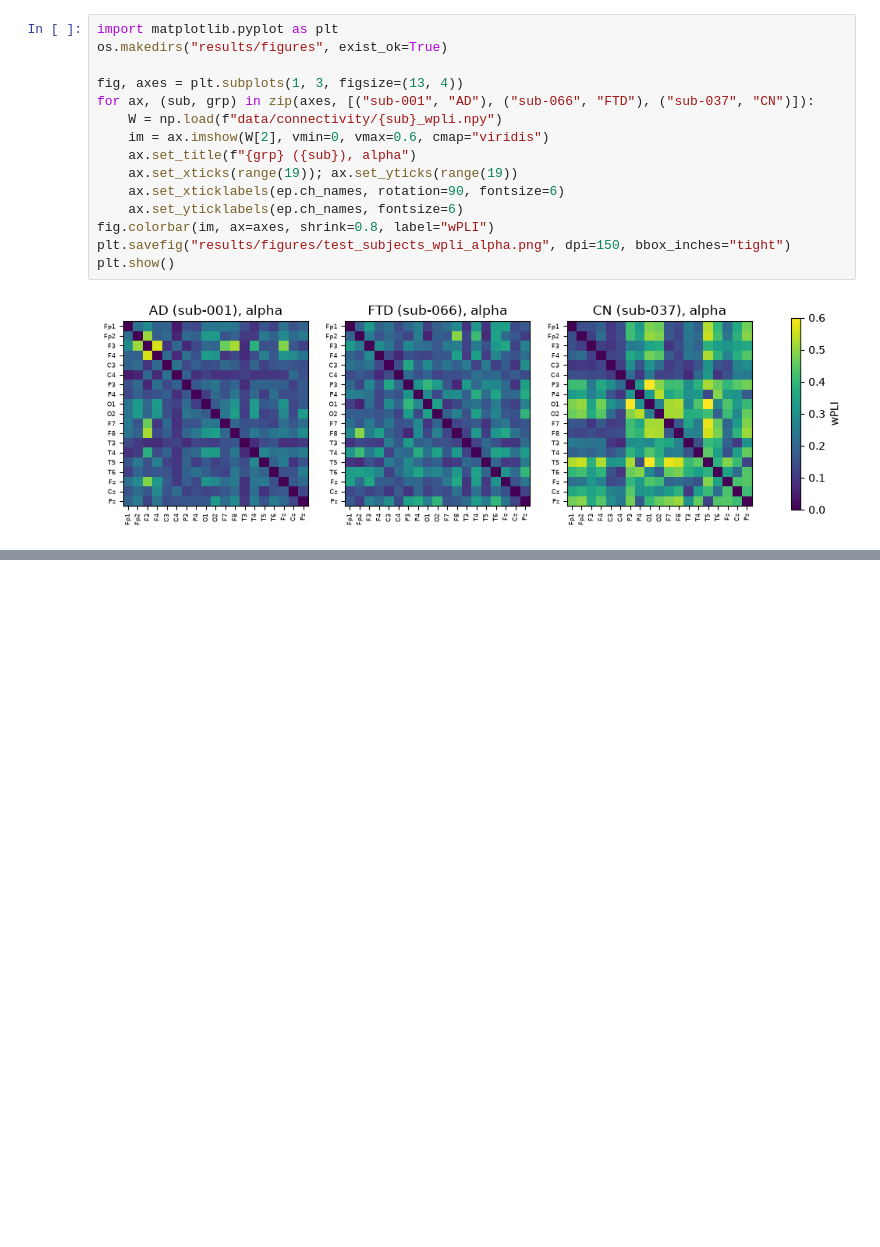
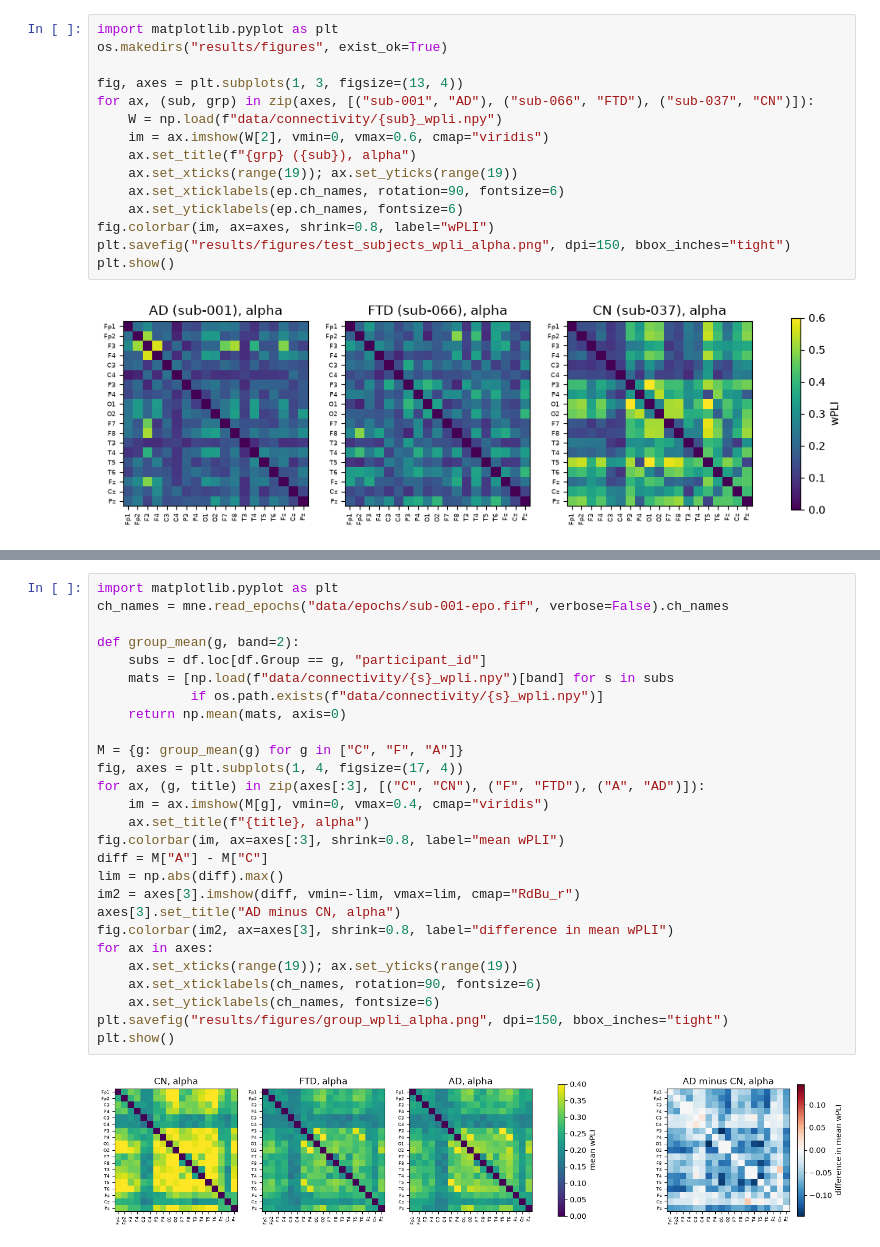
Before and after one commit to Muhammad-Waleed-Sarfraz/EEG-Brain-Networks-Dementia, a Jupyter notebook: notebooks/04_connectivity.ipynb, the cells around one changed output, grey strips where cells are left out. Saved outputs shown, nothing was run; the diff lists cells and outputs as text; blank space fills up the shorter version.

Commit message:
wPLI connectivity matrices

```diff
--- a/notebooks/04_connectivity.ipynb
+++ b/notebooks/04_connectivity.ipynb
@@ -94,0 +181,29 @@ plt.show()
+# %%
+import matplotlib.pyplot as plt
+ch_names = mne.read_epochs("data/epochs/sub-001-epo.fif", verbose=False).ch_names
+
+def group_mean(g, band=2):
+    subs = df.loc[df.Group == g, "participant_id"]
+    mats = [np.load(f"data/connectivity/{s}_wpli.npy")[band] for s in subs
+            if os.path.exists(f"data/connectivity/{s}_wpli.npy")]
+    return np.mean(mats, axis=0)
+
+M = {g: group_mean(g) for g in ["C", "F", "A"]}
+fig, axes = plt.subplots(1, 4, figsize=(17, 4))
+for ax, (g, title) in zip(axes[:3], [("C", "CN"), ("F", "FTD"), ("A", "AD")]):
+    im = ax.imshow(M[g], vmin=0, vmax=0.4, cmap="viridis")
+    ax.set_title(f"{title}, alpha")
+fig.colorbar(im, ax=axes[:3], shrink=0.8, label="mean wPLI")
+diff = M["A"] - M["C"]
+lim = np.abs(diff).max()
+im2 = axes[3].imshow(diff, vmin=-lim, vmax=lim, cmap="RdBu_r")
+axes[3].set_title("AD minus CN, alpha")
+fig.colorbar(im2, ax=axes[3], shrink=0.8, label="difference in mean wPLI")
+for ax in axes:
+    ax.set_xticks(range(19)); ax.set_yticks(range(19))
+    ax.set_xticklabels(ch_names, rotation=90, fontsize=6)
+    ax.set_yticklabels(ch_names, fontsize=6)
+plt.savefig("results/figures/group_wpli_alpha.png", dpi=150, bbox_inches="tight")
+plt.show()
+# %% [output]
+[figure, added]
```
Also changed, not shown: parts of 3 cells of this notebook, 3 other files.
